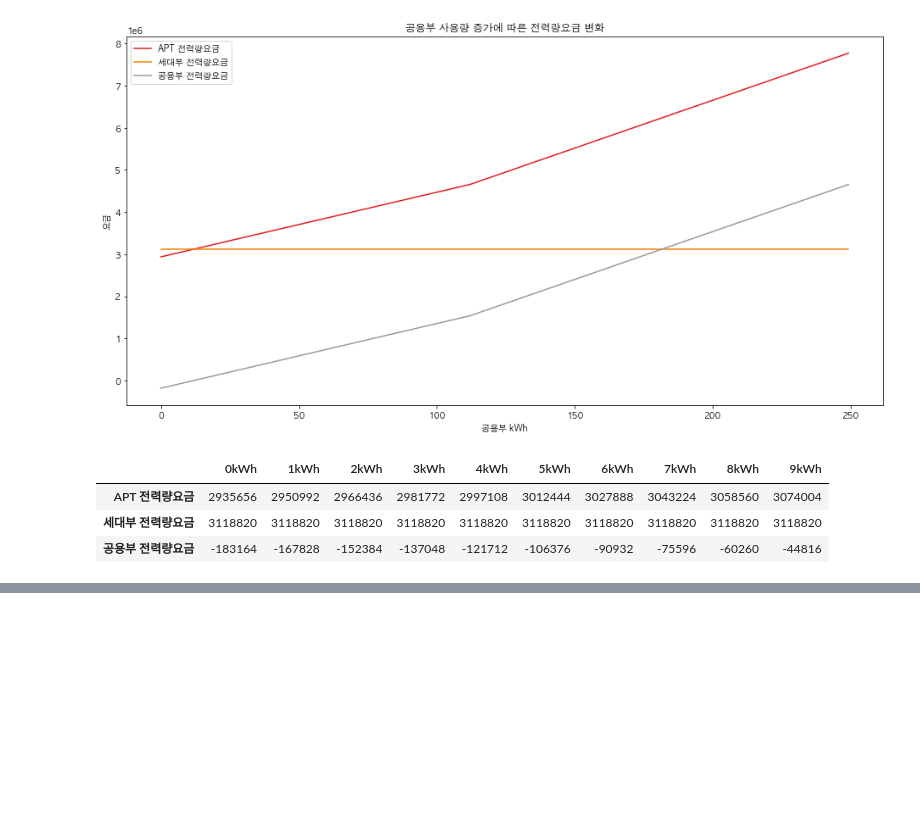
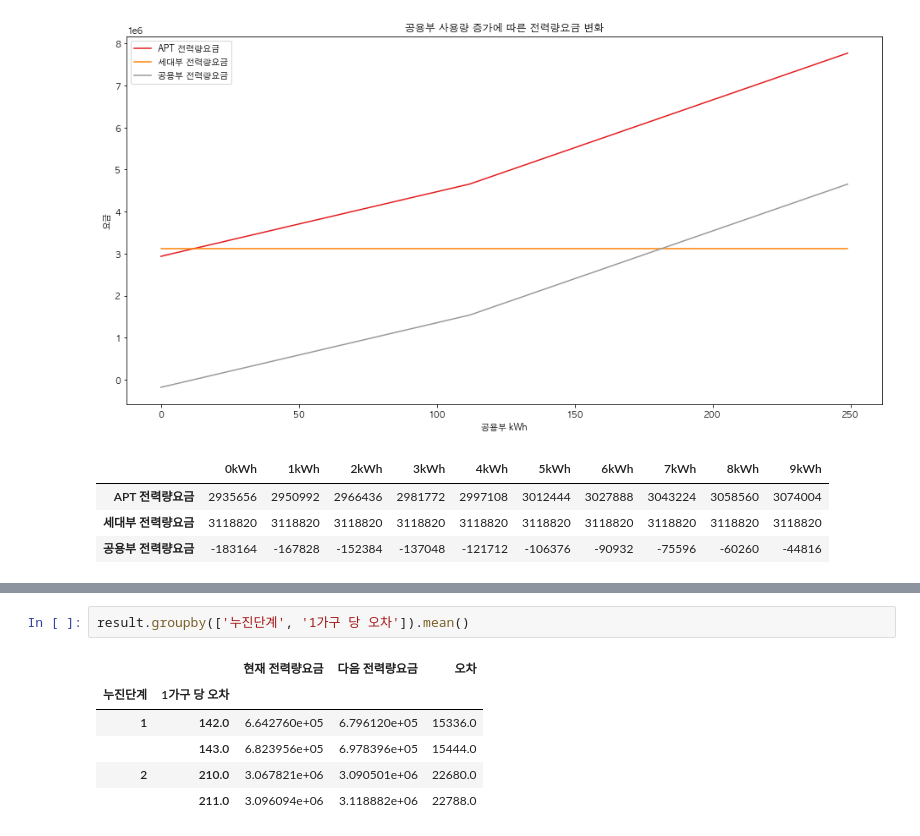
Before and after one commit to formegusto/what-is-public-fee, a Jupyter notebook: pt1.공용부의 전기요금 구성요소 Modularization.ipynb, the cells around one changed output, grey strips where cells are left out. Cells and saved outputs as stored; diff of their text form; blank space fills up the shorter version.

```diff
--- a/pt1.공용부의 전기요금 구성요소 Modularization.ipynb
+++ b/pt1.공용부의 전기요금 구성요소 Modularization.ipynb
@@ -100,0 +142,9 @@ anal.elec_rate.get_kwh().iloc[:, :10]
+# %%
+result.groupby(['누진단계', '1가구 당 오차']).mean()
+# %% [output]
+|  |  | 현재 전력량요금 | 다음 전력량요금 | 오차 |
+| 누진단계 | 1가구 당 오차 |  |  |  |
+| 1 | 142.0 | 6.642760e+05 | 6.796120e+05 | 15336.0 |
+|  | 143.0 | 6.823956e+05 | 6.978396e+05 | 15444.0 |
+| 2 | 210.0 | 3.067821e+06 | 3.090501e+06 | 22680.0 |
+|  | 211.0 | 3.096094e+06 | 3.118882e+06 | 22788.0 |
```
Also changed, not shown: parts of 7 cells of this notebook, 8 other files.
